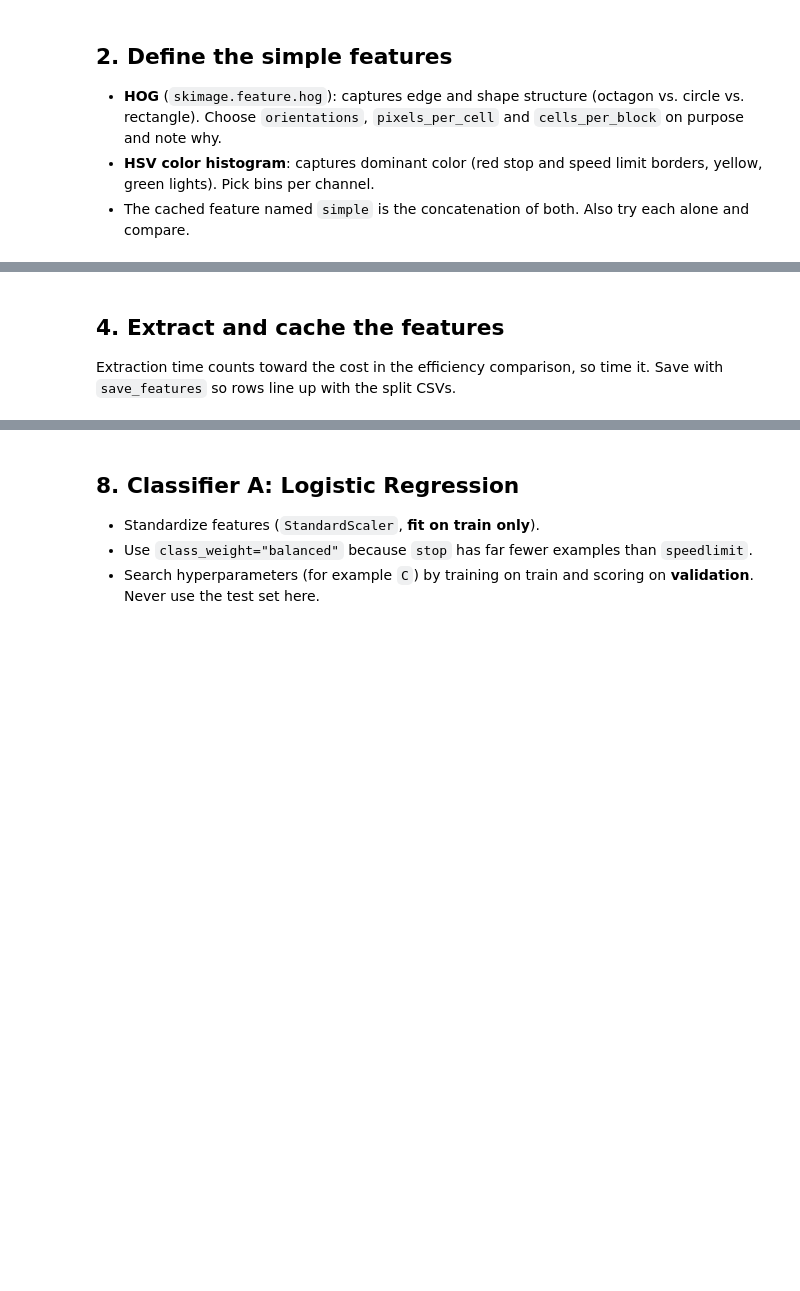
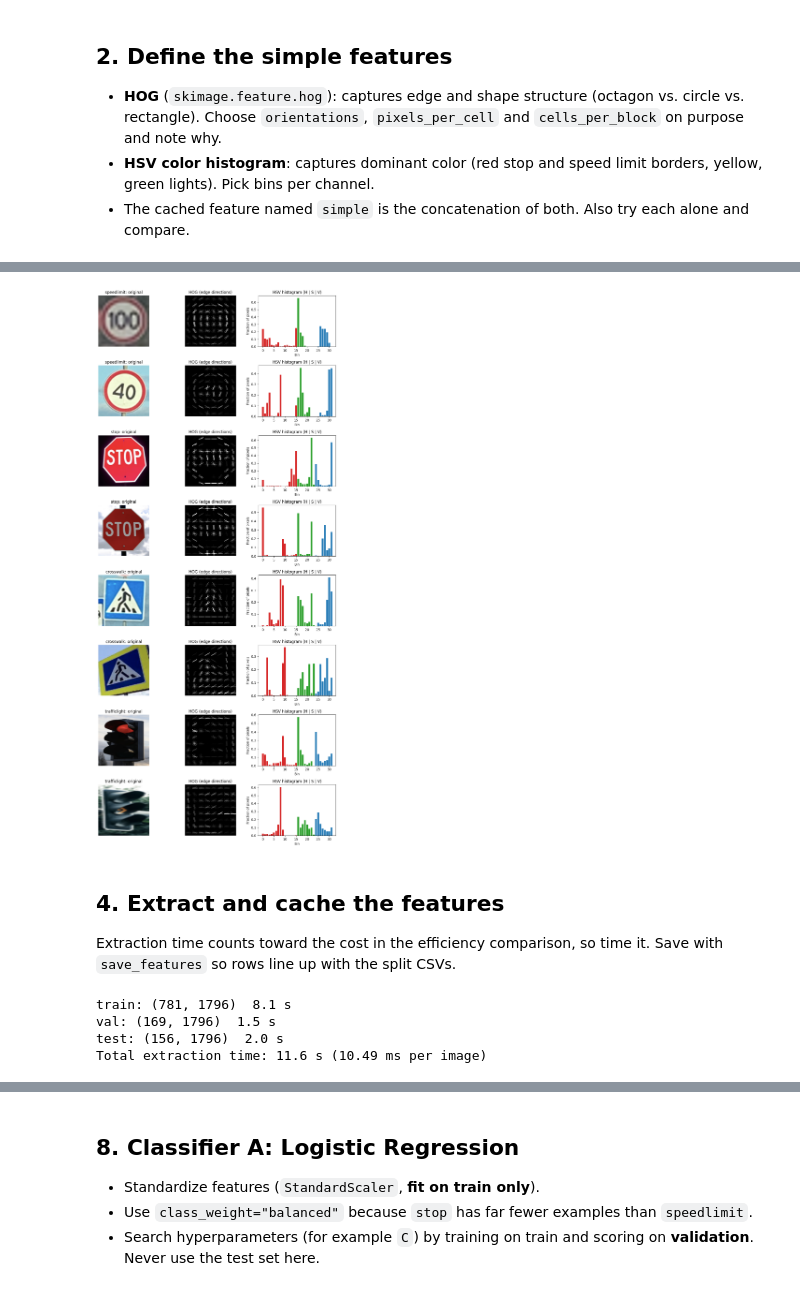
Before and after one commit to theyogurt/DATASCI281_ComputerVision---FINAL_PROJECT_ROAD_SIGN_CLASSIFIER, a Jupyter notebook: notebooks/02_simple_features_classifiers.ipynb, the cells around one changed output, grey strips where cells are left out. Saved outputs shown, nothing was run; the diff lists cells and outputs as text; code cells hidden in the pictures; blank space fills up the shorter version.

Commit message:
Complete 02 simple features notebook

```diff
--- a/notebooks/02_simple_features_classifiers.ipynb
+++ b/notebooks/02_simple_features_classifiers.ipynb
@@ -64,5 +102,28 @@ TODO: for 2-3 example signs per class, show the original, the HOG visualization
 # %%
-# TODO: example images with HOG visualization and HSV histograms
+rng = np.random.default_rng(SEED)
+n_per_class = 2
+fig, axes = plt.subplots(len(CLASSES) * n_per_class, 3, figsize=(11, 3 * len(CLASSES) * n_per_class))
+colors = ["tab:red"] * 16 + ["tab:green"] * 8 + ["tab:blue"] * 8
+
+row = 0
+for label in CLASSES:
+    idx = rng.choice(np.where(y_train == label)[0], n_per_class, replace=False)
+    for i in idx:
+        img = X_train_img[i]
+        gray = resize(rgb2gray(img), FEAT_SIZE, anti_aliasing=True)
+        _, hog_img = hog(gray, visualize=True, **HOG_PARAMS)
+
+        axes[row, 0].imshow(img); axes[row, 0].set_title(f"{label}: original")
+        axes[row, 1].imshow(hog_img, cmap="gray"); axes[row, 1].set_title("HOG (edge directions)")
+        for a in axes[row, :2]: a.axis("off")
+
+        axes[row, 2].bar(range(32), extract_hsv_hist(img), color=colors)
+        axes[row, 2].set(title="HSV histogram (H | S | V)", xlabel="Bin", ylabel="Fraction of pixels")
+        row += 1
+
+plt.tight_layout(); plt.show()
+# %% [output]
+[figure, added]
 # %% [markdown]
 ## 4. Extract and cache the features
 
@@ -70,9 +131,27 @@ Extraction time counts toward the cost in the efficiency comparison, so time it.
 # %%
 FEATURE_NAME = "simple"
 
-# TODO: extract features for each split, timing each call with timed(...),
-#       then save_features(X, FEATURE_NAME, split_name)
-feature_time_s = None  # total extraction seconds across train + val + test
+def extract_all(images, fn):
+    return np.stack([fn(img) for img in images])
+
+splits = {"train": X_train_img, "val": X_val_img, "test": X_test_img}
+feature_time_s = 0.0
+for split, imgs in splits.items():
+    X, secs = timed(extract_all, imgs, extract_simple)
+    save_features(X, FEATURE_NAME, split)
+    feature_time_s += secs
+    print(f"{split}: {X.shape}  {secs:.1f} s")
+
+print(f"Total extraction time: {feature_time_s:.1f} s "
+      f"({1000 * feature_time_s / sum(len(v) for v in splits.values()):.2f} ms per image)")
+
+X_train, X_val, X_test = (load_features(FEATURE_NAME, s) for s in ["train", "val", "test"])
+N_HOG = extract_hog(X_train_img[0]).shape[0]   # first N_HOG columns are HOG, the rest are HSV
+# %% [output]
+train: (781, 1796)  8.1 s
+val: (169, 1796)  1.5 s
+test: (156, 1796)  2.0 s
+Total extraction time: 11.6 s (10.49 ms per image)
 # %% [markdown]
 ## 5. PCA
 
```
Also changed, not shown: parts of 18 cells of this notebook.
